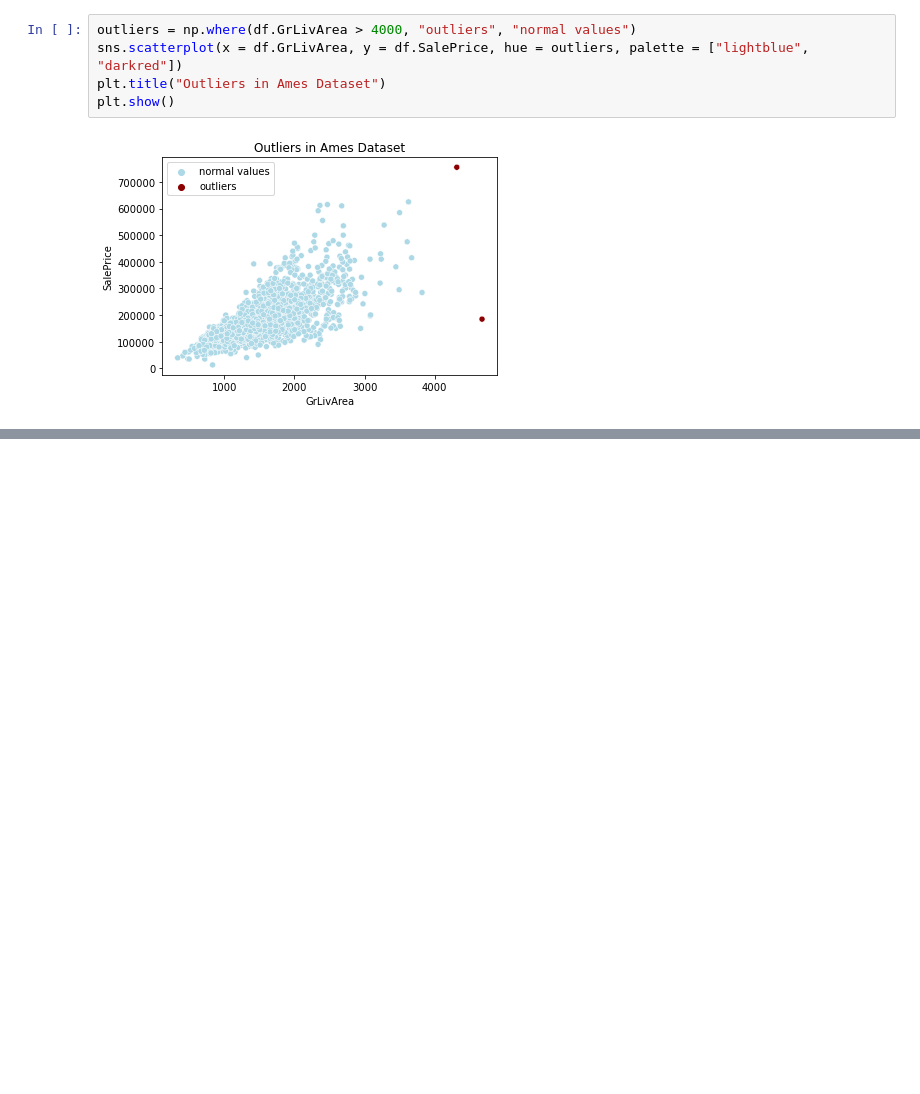
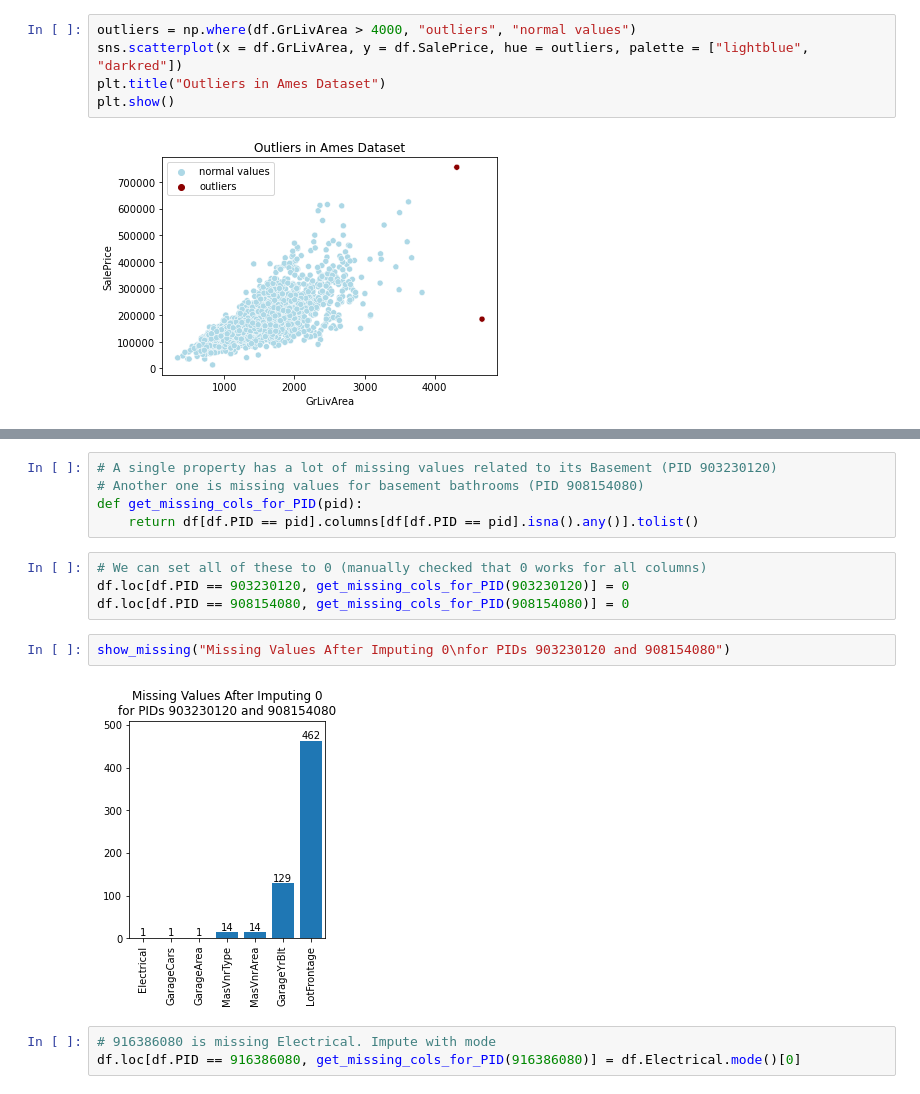
Before and after one commit to rishigoutam/ames-iowa, a Jupyter notebook: rishi/clean.ipynb, the cells around one changed output, grey strips where cells are left out. Drawn from its saved outputs; the diff is of its cells as text; blank space fills up the shorter version.

```diff
--- a/rishi/clean.ipynb
+++ b/rishi/clean.ipynb
@@ -63,0 +87,16 @@ For instance, an NA in Alley means that there is no alley for the property
+# %%
+# A single property has a lot of missing values related to its Basement (PID 903230120)
+# Another one is missing values for basement bathrooms (PID 908154080)
+def get_missing_cols_for_PID(pid):
+    return df[df.PID == pid].columns[df[df.PID == pid].isna().any()].tolist()
+# %%
+# We can set all of these to 0 (manually checked that 0 works for all columns)
+df.loc[df.PID == 903230120, get_missing_cols_for_PID(903230120)] = 0
+df.loc[df.PID == 908154080, get_missing_cols_for_PID(908154080)] = 0
+# %%
+show_missing("Missing Values After Imputing 0\nfor PIDs 903230120 and 908154080")
+# %% [output]
+[figure, added]
+# %%
+# 916386080 is missing Electrical. Impute with mode
+df.loc[df.PID == 916386080, get_missing_cols_for_PID(916386080)] = df.Electrical.mode()[0]
```
Also changed, not shown: parts of 14 cells of this notebook.
